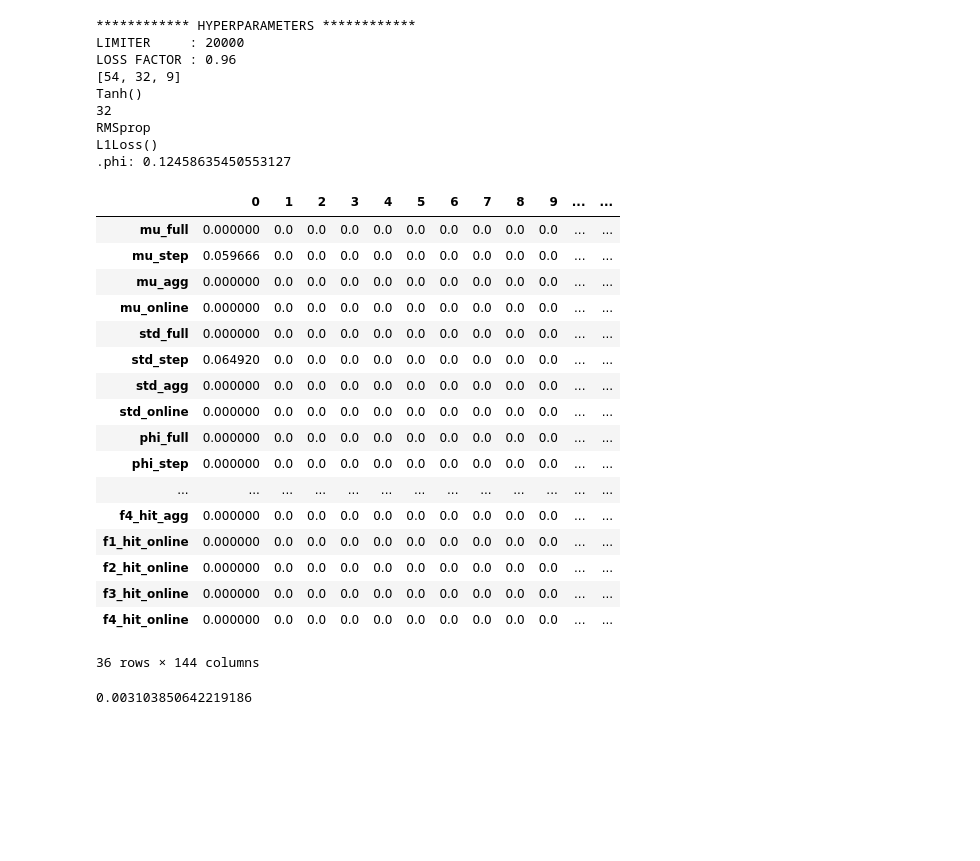
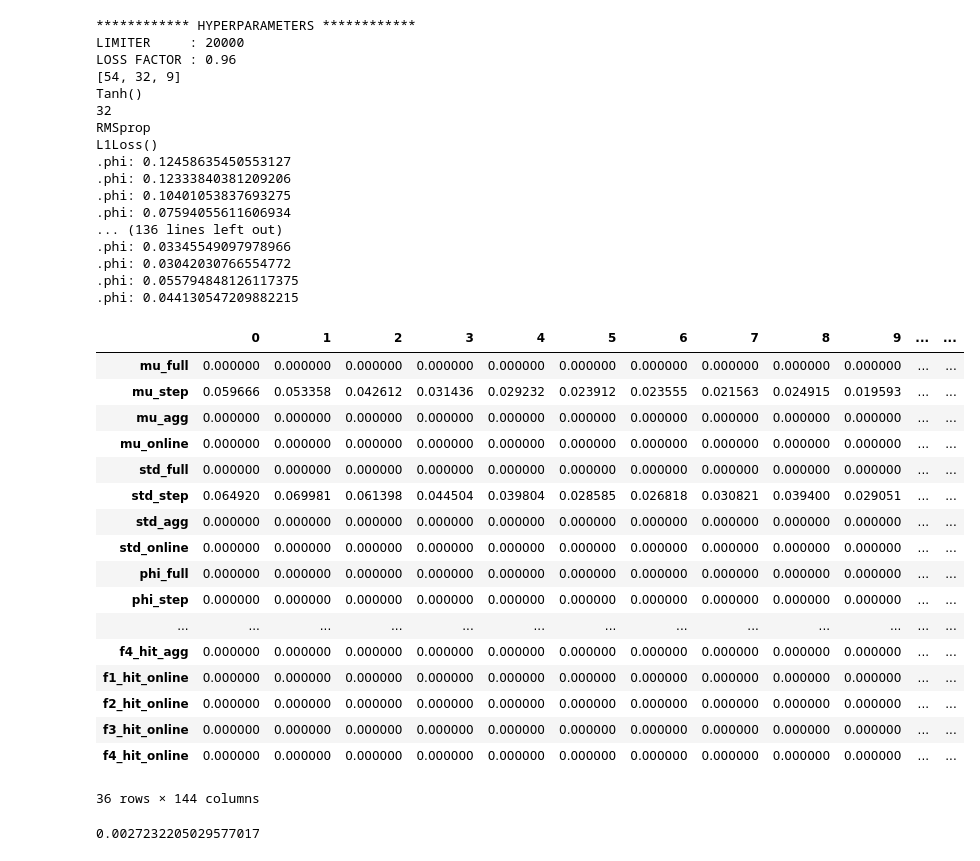
Before and after one commit to marcelomamc88/framework_evolutivo_fdi, a Jupyter notebook: detector/autoencoder/autoencoder.ipynb, the cells around one changed output. Drawn from its saved outputs; the diff is of its cells as text; code cells hidden in the pictures; blank space fills up the shorter version.

```diff
--- a/detector/autoencoder/autoencoder.ipynb
+++ b/detector/autoencoder/autoencoder.ipynb
@@ -573,48 +568,56 @@ for n in np.arange(0, block_train):
         losses = generate_losses(data_ds3_t2_normal[:LIMITADOR], net, loss_fnc)
         y_hat_n2 = generate_y_hat(losses, phi)
         values[n][12+position] = len([0 for t in y_hat_n2 if t == 0])/len(y_hat_n2)
         position = position + 1
 
         for c, fault_name in enumerate(faults):
             losses = generate_losses(faults[fault_name][:LIMITADOR], net, loss_fnc)
             y_hat = generate_y_hat(losses, phi)
             values[n][12+position] = len([1 for t in y_hat if t == 1])/len(y_hat)
             position = position + 1'''
 
     detector_metadata.update_one({"_id" : meta[0]["_id"]},
                                  {"$set": {"threshold": phi_batch_step}})
 
     torch.save(net.state_dict(), '../app/autoencoder_model.pt')
-    break
+    pickle.dump(ss, open('../app/scaler.pkl','wb'))
 
 values_pd = pd.DataFrame(values, columns=columns)
 
 values_pd[columns_order].transpose()
 # %% [output]
 ************ HYPERPARAMETERS ************
 LIMITER     : 20000
 LOSS FACTOR : 0.96
 [54, 32, 9]
 Tanh()
 32
 RMSprop
 L1Loss()
 .phi: 0.12458635450553127
+.phi: 0.12333840381209206
+.phi: 0.10401053837693275
+.phi: 0.07594055611606934
+... (136 lines left out)
+.phi: 0.03345549097978966
+.phi: 0.03042030766554772
+.phi: 0.055794848126117375
+.phi: 0.044130547209882215
 |  | 0 | 1 | 2 | 3 | 4 | 5 | 6 | 7 | 8 | 9 | ... | ... |
-| mu_full | 0.000000 | 0.0 | 0.0 | 0.0 | 0.0 | 0.0 | 0.0 | 0.0 | 0.0 | 0.0 | ... | ... |
-| mu_step | 0.059666 | 0.0 | 0.0 | 0.0 | 0.0 | 0.0 | 0.0 | 0.0 | 0.0 | 0.0 | ... | ... |
-| mu_agg | 0.000000 | 0.0 | 0.0 | 0.0 | 0.0 | 0.0 | 0.0 | 0.0 | 0.0 | 0.0 | ... | ... |
-| mu_online | 0.000000 | 0.0 | 0.0 | 0.0 | 0.0 | 0.0 | 0.0 | 0.0 | 0.0 | 0.0 | ... | ... |
-| std_full | 0.000000 | 0.0 | 0.0 | 0.0 | 0.0 | 0.0 | 0.0 | 0.0 | 0.0 | 0.0 | ... | ... |
-| std_step | 0.064920 | 0.0 | 0.0 | 0.0 | 0.0 | 0.0 | 0.0 | 0.0 | 0.0 | 0.0 | ... | ... |
-| std_agg | 0.000000 | 0.0 | 0.0 | 0.0 | 0.0 | 0.0 | 0.0 | 0.0 | 0.0 | 0.0 | ... | ... |
-| std_online | 0.000000 | 0.0 | 0.0 | 0.0 | 0.0 | 0.0 | 0.0 | 0.0 | 0.0 | 0.0 | ... | ... |
-| phi_full | 0.000000 | 0.0 | 0.0 | 0.0 | 0.0 | 0.0 | 0.0 | 0.0 | 0.0 | 0.0 | ... | ... |
-| phi_step | 0.000000 | 0.0 | 0.0 | 0.0 | 0.0 | 0.0 | 0.0 | 0.0 | 0.0 | 0.0 | ... | ... |
+| mu_full | 0.000000 | 0.000000 | 0.000000 | 0.000000 | 0.000000 | 0.000000 | 0.000000 | 0.000000 | 0.000000 | 0.000000 | ... | ... |
+| mu_step | 0.059666 | 0.053358 | 0.042612 | 0.031436 | 0.029232 | 0.023912 | 0.023555 | 0.021563 | 0.024915 | 0.019593 | ... | ... |
+| mu_agg | 0.000000 | 0.000000 | 0.000000 | 0.000000 | 0.000000 | 0.000000 | 0.000000 | 0.000000 | 0.000000 | 0.000000 | ... | ... |
+| mu_online | 0.000000 | 0.000000 | 0.000000 | 0.000000 | 0.000000 | 0.000000 | 0.000000 | 0.000000 | 0.000000 | 0.000000 | ... | ... |
+| std_full | 0.000000 | 0.000000 | 0.000000 | 0.000000 | 0.000000 | 0.000000 | 0.000000 | 0.000000 | 0.000000 | 0.000000 | ... | ... |
+| std_step | 0.064920 | 0.069981 | 0.061398 | 0.044504 | 0.039804 | 0.028585 | 0.026818 | 0.030821 | 0.039400 | 0.029051 | ... | ... |
+| std_agg | 0.000000 | 0.000000 | 0.000000 | 0.000000 | 0.000000 | 0.000000 | 0.000000 | 0.000000 | 0.000000 | 0.000000 | ... | ... |
+| std_online | 0.000000 | 0.000000 | 0.000000 | 0.000000 | 0.000000 | 0.000000 | 0.000000 | 0.000000 | 0.000000 | 0.000000 | ... | ... |
+| phi_full | 0.000000 | 0.000000 | 0.000000 | 0.000000 | 0.000000 | 0.000000 | 0.000000 | 0.000000 | 0.000000 | 0.000000 | ... | ... |
+| phi_step | 0.000000 | 0.000000 | 0.000000 | 0.000000 | 0.000000 | 0.000000 | 0.000000 | 0.000000 | 0.000000 | 0.000000 | ... | ... |
 | ... | ... | ... | ... | ... | ... | ... | ... | ... | ... | ... | ... | ... |
-| f4_hit_agg | 0.000000 | 0.0 | 0.0 | 0.0 | 0.0 | 0.0 | 0.0 | 0.0 | 0.0 | 0.0 | ... | ... |
-| f1_hit_online | 0.000000 | 0.0 | 0.0 | 0.0 | 0.0 | 0.0 | 0.0 | 0.0 | 0.0 | 0.0 | ... | ... |
-| f2_hit_online | 0.000000 | 0.0 | 0.0 | 0.0 | 0.0 | 0.0 | 0.0 | 0.0 | 0.0 | 0.0 | ... | ... |
-| f3_hit_online | 0.000000 | 0.0 | 0.0 | 0.0 | 0.0 | 0.0 | 0.0 | 0.0 | 0.0 | 0.0 | ... | ... |
-| f4_hit_online | 0.000000 | 0.0 | 0.0 | 0.0 | 0.0 | 0.0 | 0.0 | 0.0 | 0.0 | 0.0 | ... | ... |
+| f4_hit_agg | 0.000000 | 0.000000 | 0.000000 | 0.000000 | 0.000000 | 0.000000 | 0.000000 | 0.000000 | 0.000000 | 0.000000 | ... | ... |
+| f1_hit_online | 0.000000 | 0.000000 | 0.000000 | 0.000000 | 0.000000 | 0.000000 | 0.000000 | 0.000000 | 0.000000 | 0.000000 | ... | ... |
+| f2_hit_online | 0.000000 | 0.000000 | 0.000000 | 0.000000 | 0.000000 | 0.000000 | 0.000000 | 0.000000 | 0.000000 | 0.000000 | ... | ... |
+| f3_hit_online | 0.000000 | 0.000000 | 0.000000 | 0.000000 | 0.000000 | 0.000000 | 0.000000 | 0.000000 | 0.000000 | 0.000000 | ... | ... |
+| f4_hit_online | 0.000000 | 0.000000 | 0.000000 | 0.000000 | 0.000000 | 0.000000 | 0.000000 | 0.000000 | 0.000000 | 0.000000 | ... | ... |
 36 rows × 144 columns
@@ -627,7 +632,7 @@ l = loss_function(regenerate, torch.from_numpy(real)).item()
 
 print(l)
 # %% [output]
-0.003103850642219186
+0.0027232205029577017
 # %%
 with open(OUTPUT_FILE_NAME,'a') as f:
     f.write('LOSS FACTOR: ' + str(LOSS_FACTOR) + '\n')
```
Also changed, not shown: parts of 3 cells of this notebook, 5 other files.
